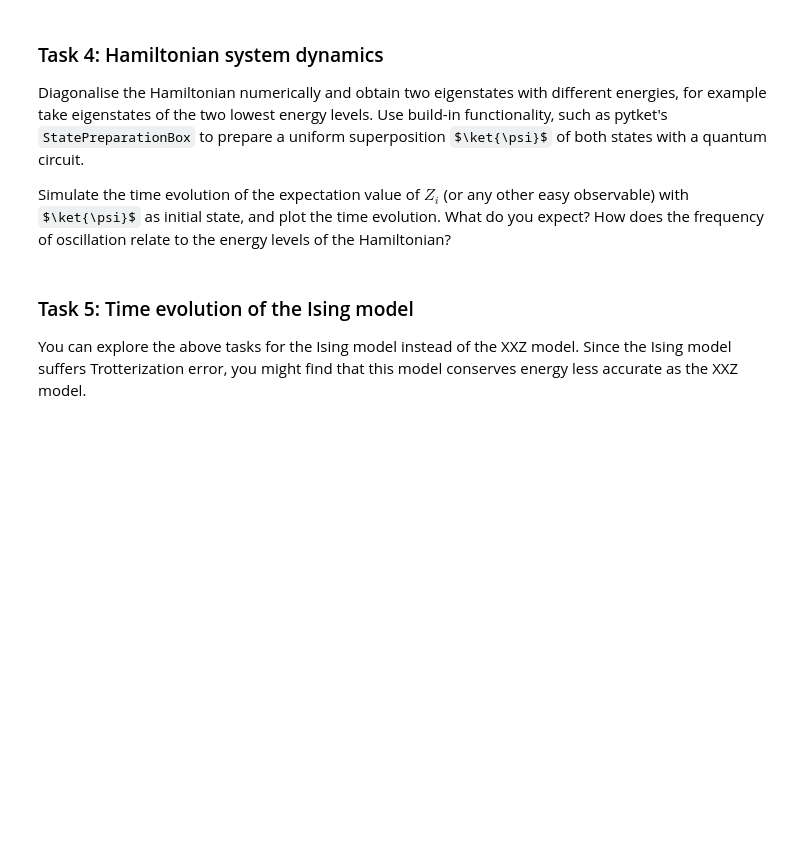
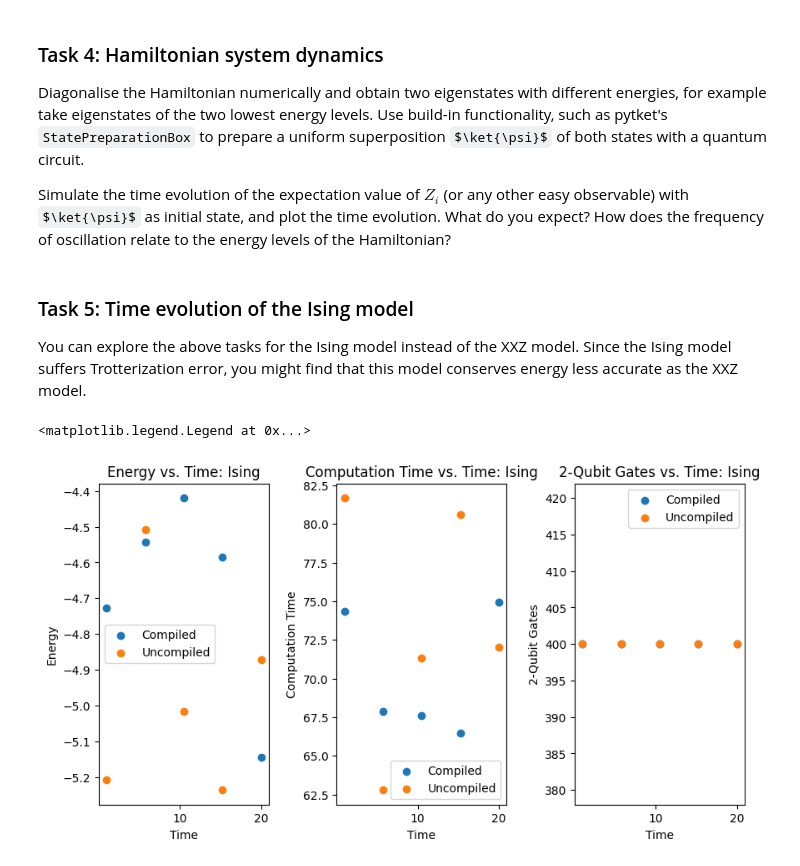
Before and after one commit to mattheweverette/2025-Quantinuum, a Jupyter notebook: notebooks/hamiltonian_simulation.ipynb, the cells around one changed output. Saved outputs shown, nothing was run; the diff lists cells and outputs as text; code cells hidden in the pictures; some formulas as TeX source; blank space fills up the shorter version.

```diff
--- a/notebooks/hamiltonian_simulation.ipynb
+++ b/notebooks/hamiltonian_simulation.ipynb
@@ -692,4 +736,45 @@ Simulate the time evolution of the expectation value of $Z_i$ (or any other easy
 ### Task 5: Time evolution of the Ising model
 
 You can explore the above tasks for the Ising model instead of the XXZ model. Since the Ising model suffers Trotterization error, you might find that this model conserves energy less accurate as the XXZ model.
+# %%
+t_max = 20
+n_shots = 100
+times = np.linspace(1, t_max, 5)
+
+trotter_step_size = 50
+
+ising_comp_energy = []
+ising_uncomp_energy = []
+time_comp_is = []
+time_uncomp_is = []
+uncomp_gates_is = []
+comp_gates_is = []
+init_circuit_is = (Circuit(n_qubits))
+
+for t in times:
+    aer_sim = AerBackend()
+    ising_circuit = Circuit(n_qubits)
+
+    for _ in range(trotter_step_size):
+        ising_circuit = gen_term_sequence_circuit((2 / np.pi * t) / trotter_step_size * ising_ham , ising_circuit)
+    DecomposeBoxes().apply(ising_circuit)
+    compiled_circuit = aer_sim.get_compiled_circuit(ising_circuit, optimisation_level=2)
+    uncomp_gates_is.append(ising_circuit.n_2qb_gates())
+    comp_gates_is.append(compiled_circuit.n_2qb_gates())
+
+    start_comp_is = time.time()
+    ising_comp_energy.append(get_operator_expectation_value(compiled_circuit, ising_ham, aer_sim, n_shots=n_shots).real)
+    end_comp_is = time.time()
+    time_comp_is.append(end_comp_is-start_comp_is)
+
+    start_uncomp_is = time.time()
+    ising_uncomp_energy.append(get_operator_expectation_value(compiled_circuit, ising_ham, aer_sim, n_shots=n_shots).real)
+    end_uncomp_is = time.time()
+    time_uncomp_is.append(end_uncomp_is-start_uncomp_is)
+
+    # print("Uncompiled", xxz_uncomp_energy)
+    # print("Compiled", xxz_comp_energy)
+# %% [output]
+<matplotlib.legend.Legend at 0x...>
+[figure, added]
 # %%
```
Also changed, not shown: parts of 12 cells of this notebook.
